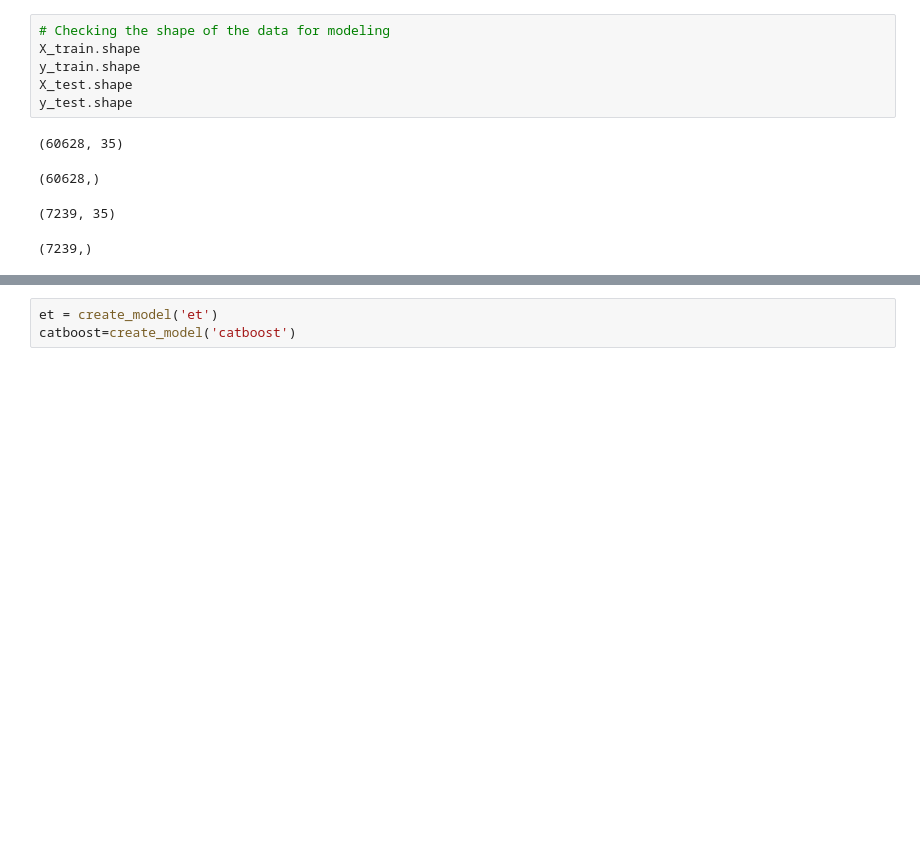
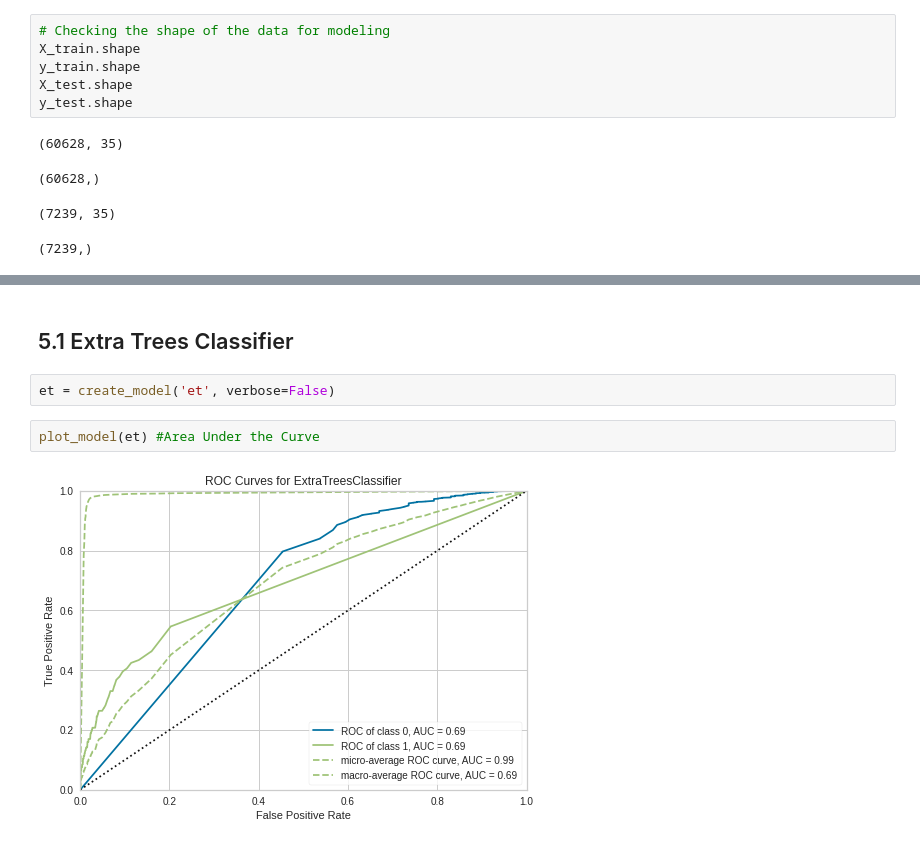
Before and after one commit to Camicb/practice, a Jupyter notebook: Travel_Insurance_Claim_Prediction.ipynb, the cells around one changed output, grey strips where cells are left out. Cells and saved outputs as stored; diff of their text form; blank space fills up the shorter version.

```diff
--- a/Travel_Insurance_Claim_Prediction.ipynb
+++ b/Travel_Insurance_Claim_Prediction.ipynb
@@ -341,3 +341,8 @@ model=compare_models(sort='F1')
+# %% [markdown]
+## 5.1 Extra Trees Classifier
 # %%
-et = create_model('et')
-catboost=create_model('catboost')
+et = create_model('et', verbose=False)
+# %%
+plot_model(et) #Area Under the Curve
+# %% [output]
+[figure, added]
```
Also changed, not shown: parts of 20 cells of this notebook.
